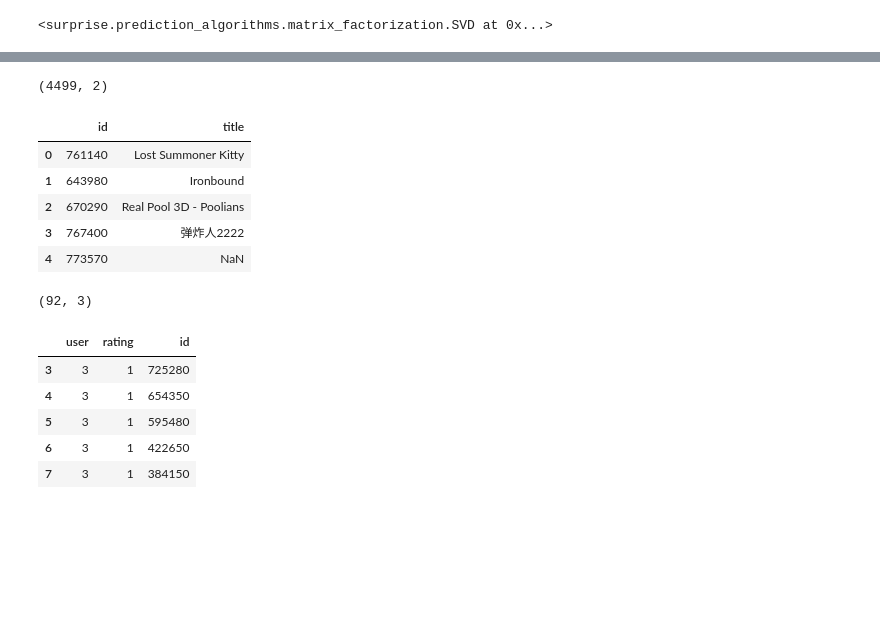
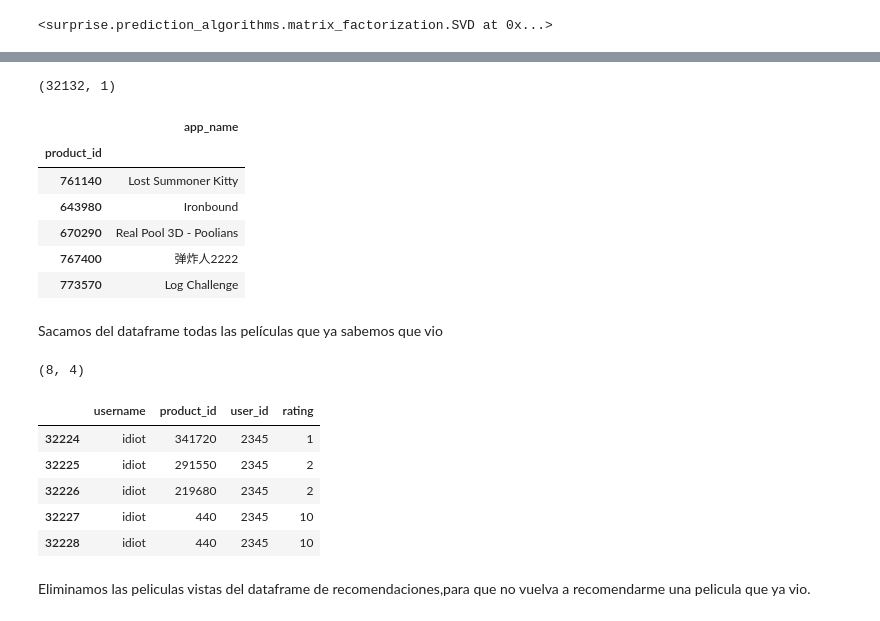
Before and after one commit to dgiacone/AcamicaSistemaRecomendacion, a Jupyter notebook: DS_Proyecto_03_SR.ipynb, the cells around one changed output, grey strips where cells are left out. Saved outputs shown, nothing was run; the diff lists cells and outputs as text; code cells hidden in the pictures; blank space fills up the shorter version.

```diff
--- a/DS_Proyecto_03_SR.ipynb
+++ b/DS_Proyecto_03_SR.ipynb
@@ -332,0 +462,7 @@ data = Dataset.load_from_df(merge[['user', 'id', 'rating']][:N_filas], reader)
+# %%
+
+filtro=filtro[(filtro.product_id>1) &(filtro.product_id<12)]
+print(len(filtro))
+sns.set_style("whitegrid")
+x = filtro.product_id
+ax = sns.distplot(x, fit=norm, kde=False, bins=5)
@@ -332,0 +490,2 @@ data = Dataset.load_from_df(merge[['user', 'id', 'rating']][:N_filas], reader)
+# %%
+filtro= filtro.rename_axis('user_id').reset_index()
@@ -332,0 +538,4 @@ data = Dataset.load_from_df(merge[['user', 'id', 'rating']][:N_filas], reader)
+# %%
+grupo_usuarios=filtro['user_id'].values
+data_reviews_filtrado=data_reviews[data_reviews.user_id.isin(grupo_usuarios) ]
+data_reviews_filtrado
@@ -378,8 +632,12 @@ df_games
 # %%
-usuario = 3
-rating = 1   # le pedimos peliculas a las que haya puesto 4 o 5 estrellas
-df_user = merge[(merge['user'] == usuario) & (merge['rating'] >= rating)]
+usuario = 2345
+rating = 1
+# Filtramos data_reviews
+df_user = data_reviews_filtrado[(data_reviews_filtrado['user_id'] == usuario) & (data_reviews_filtrado['rating'] >= rating)]
+#Reseteamos elindex
 df_user = df_user.reset_index(drop=True)
-df_user = pd.merge(left=df_user,right=df_games, left_on='id', right_on='id')
+# hacemos unjoin df_users y data_games
+df_user = pd.merge(left=df_user,right=data_games, left_on='product_id', right_on='product_id')
+# Listamos el resultado
 df_user
 # %% [output]
@@ -399,24 +654,30 @@ df_user
 # %%
-recomendaciones_usuario = df_games.iloc[:4499].copy()
+recomendaciones_usuario =data_games.copy()
+recomendaciones_usuario.set_index('product_id',inplace=True)
 print(recomendaciones_usuario.shape)
 recomendaciones_usuario.head()
 # %% [output]
-(4499, 2)
+(32132, 1)
-|  | id | title |
-| 0 | 761140 | Lost Summoner Kitty |
-| 1 | 643980 | Ironbound |
-| 2 | 670290 | Real Pool 3D - Poolians |
-| 3 | 767400 | 弹炸人2222 |
-| 4 | 773570 | NaN |
+|  | app_name |
+| product_id |  |
+| 761140 | Lost Summoner Kitty |
+| 643980 | Ironbound |
+| 670290 | Real Pool 3D - Poolians |
+| 767400 | 弹炸人2222 |
+| 773570 | Log Challenge |
+# %% [markdown]
+Sacamos del dataframe todas las películas que ya sabemos que vio
 # %%
-usuario_vistas = merge[merge['user'] == usuario]
+usuario_vistas = data_reviews_filtrado[data_reviews_filtrado['user_id'] == usuario]
 print(usuario_vistas.shape)
 usuario_vistas.head()
 # %% [output]
-(92, 3)
+(8, 4)
-|  | user | rating | id |
-| 3 | 3 | 1 | 725280 |
-| 4 | 3 | 1 | 654350 |
-| 5 | 3 | 1 | 595480 |
-| 6 | 3 | 1 | 422650 |
-| 7 | 3 | 1 | 384150 |
+|  | username | product_id | user_id | rating |
+| 32224 | idiot | 341720 | 2345 | 1 |
+| 32225 | idiot | 291550 | 2345 | 2 |
+| 32226 | idiot | 219680 | 2345 | 2 |
+| 32227 | idiot | 440 | 2345 | 10 |
+| 32228 | idiot | 440 | 2345 | 10 |
+# %% [markdown]
+Eliminamos las peliculas vistas del dataframe de recomendaciones,para que no vuelva a recomendarme  una pelicula que ya vio.
```
Also changed, not shown: parts of 132 cells of this notebook.
